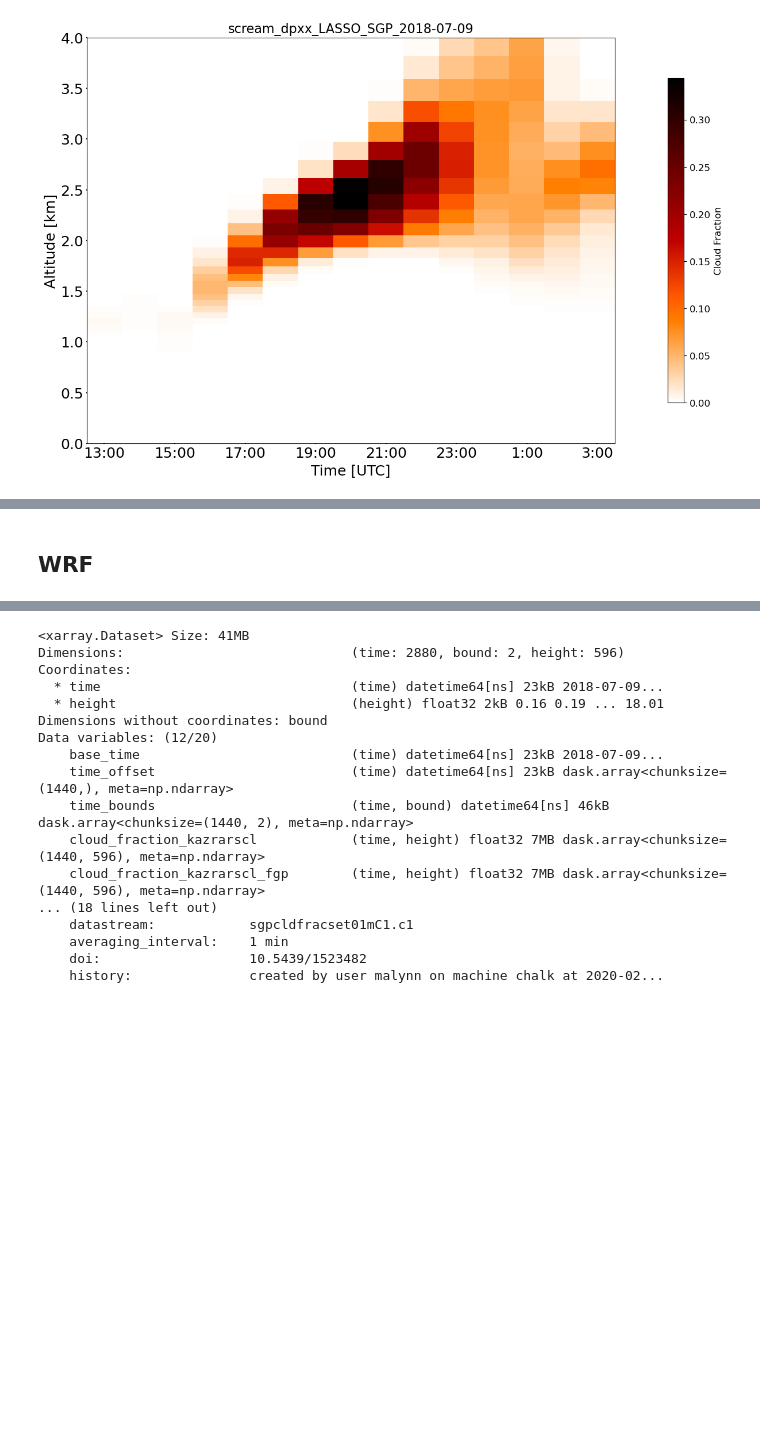
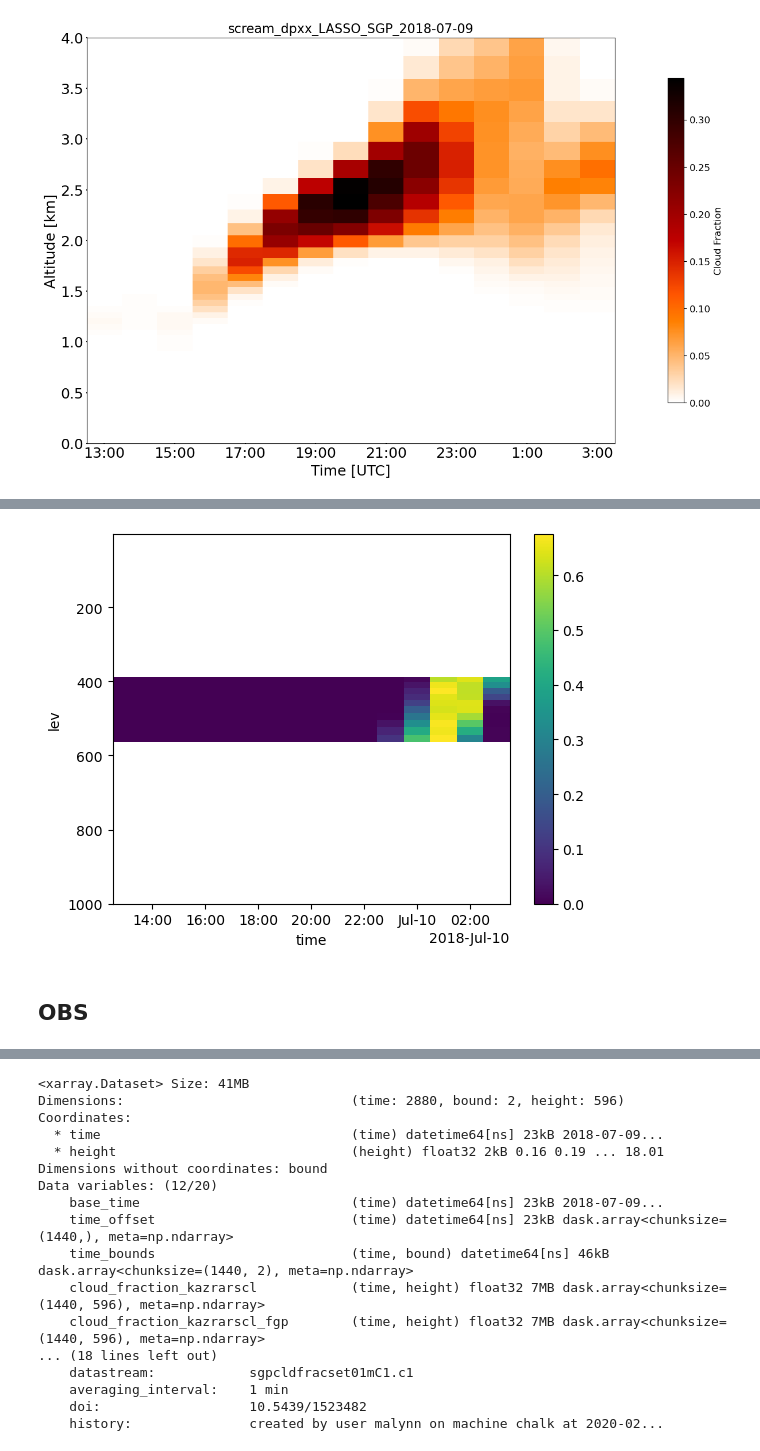
Before and after one commit to magpowell/model_meets_reality_BODS26, a Jupyter notebook: Roger-Playground.ipynb, the cells around one changed output, grey strips where cells are left out. Saved outputs shown, nothing was run; the diff lists cells and outputs as text; code cells hidden in the pictures; blank space fills up the shorter version.

```diff
--- a/Roger-Playground.ipynb
+++ b/Roger-Playground.ipynb
@@ -68,3 +164,11 @@ for acase in [case_path[0]]:
+# %%
+import numpy as np
+mid_cloud_frac = xr.where((ncfid.z_mid>5000) & (ncfid.z_mid<=8000), ncfid.cldfrac_tot_for_analysis, np.nan)
+mid_cloud_frac.max(dim='ncol').plot(x='time',y='lev',)
+plt.gca().invert_yaxis()
+# plt.ylim([1000,500])
+# %% [output]
+[figure, added]
 # %% [markdown]
-## WRF
+## OBS
 # %%
```
Also changed, not shown: parts of 10 cells of this notebook.
